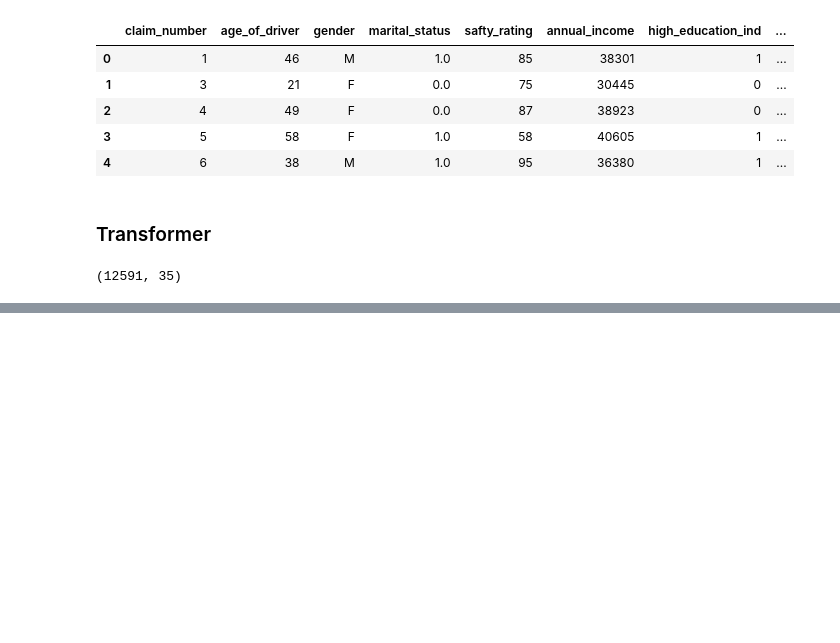
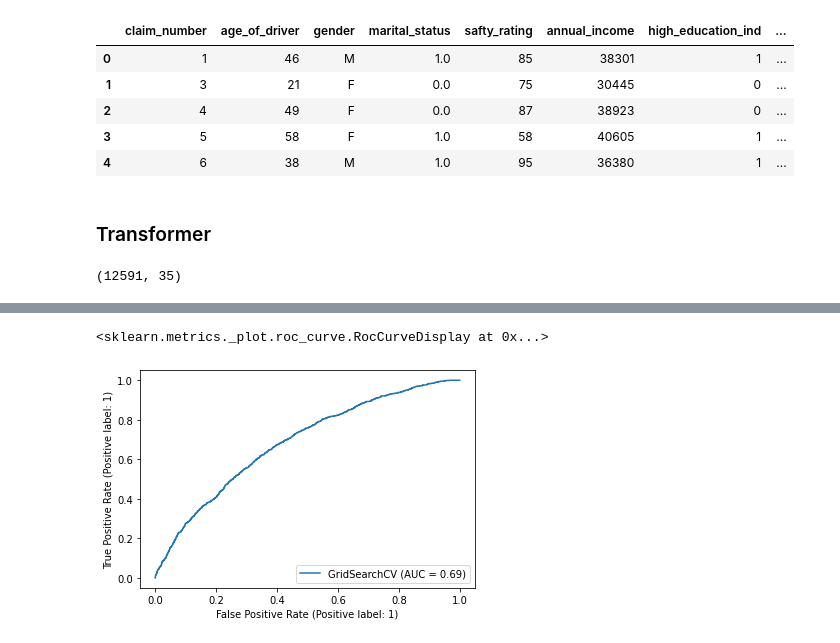
Before and after one commit to DataAlice/Fraud_Detection_Engine, a Jupyter notebook: Fraud_Detection_Part1.ipynb, the cells around one changed output, grey strips where cells are left out. Saved outputs shown, nothing was run; the diff lists cells and outputs as text; code cells hidden in the pictures; blank space fills up the shorter version.

```diff
--- a/Fraud_Detection_Part1.ipynb
+++ b/Fraud_Detection_Part1.ipynb
@@ -911,0 +1017,5 @@ tf_X.shape
+# %%
+plot_roc_curve(rf_grid,X_test,y_test)
+# %% [output]
+<sklearn.metrics._plot.roc_curve.RocCurveDisplay at 0x...>
+[figure, added]
```
Also changed, not shown: parts of 71 cells of this notebook.
